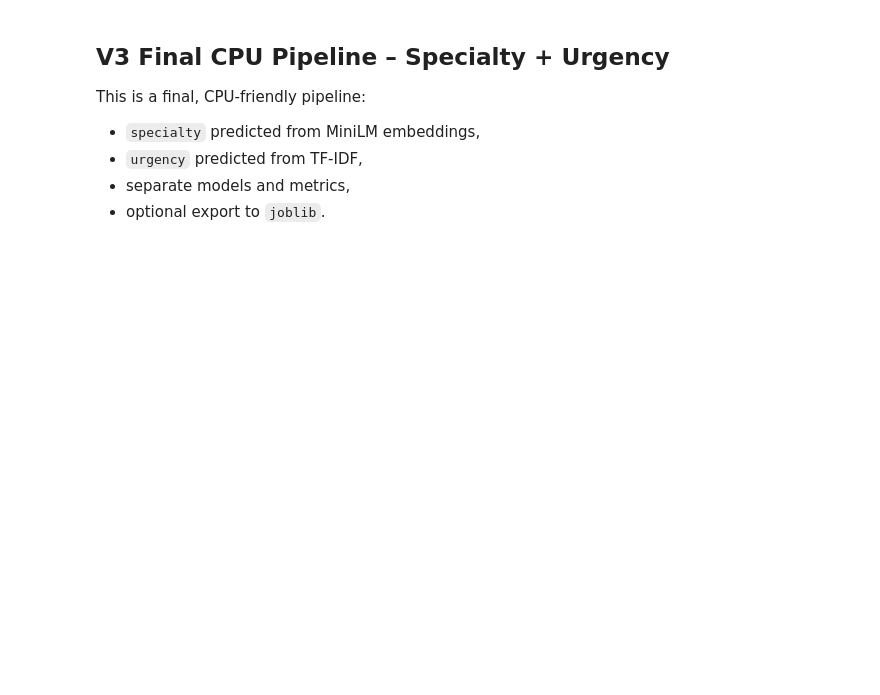
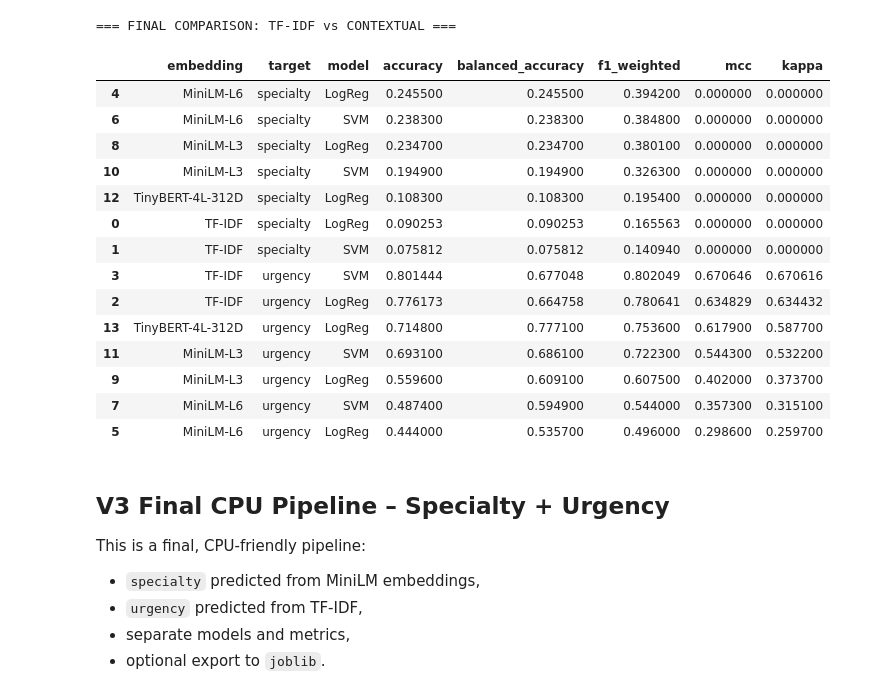
Before and after one commit to wiktorwroz/Medical-Symptom-Triage-Conversational, a Jupyter notebook: Medical_Symptom_Triage_Conversational.ipynb, the cells around one changed output. Saved outputs shown, nothing was run; the diff lists cells and outputs as text; code cells hidden in the pictures; blank space fills up the shorter version.

```diff
--- a/Medical_Symptom_Triage_Conversational.ipynb
+++ b/Medical_Symptom_Triage_Conversational.ipynb
@@ -21,0 +1664,8 @@ Urgency is more stable for direct decisioning, while specialty prediction is bes
+# %%
+# V2-7) TF-IDF vectorization
+tfidf = TfidfVectorizer(max_features=5000, ngram_range=(1, 2))
+X_train_tfidf = tfidf.fit_transform(df_train["pos_ner_text"])
+X_val_tfidf = tfidf.transform(df_val["pos_ner_text"])
+
+print("X_train_tfidf:", X_train_tfidf.shape)
+print("X_val_tfidf:", X_val_tfidf.shape)
@@ -21,0 +1718,17 @@ Urgency is more stable for direct decisioning, while specialty prediction is bes
+# %%
+# V2-9) Train baseline models (LogReg + SVM) for specialty and urgency
+# Specialty
+lr_specialty = LogisticRegression(max_iter=500, class_weight="balanced")
+svm_specialty = SVC(kernel="linear", class_weight="balanced")
+
+lr_specialty.fit(X_train_bal_spec, y_train_specialty_bal)
+svm_specialty.fit(X_train_bal_spec, y_train_specialty_bal)
+
+# Urgency
+lr_urgency = LogisticRegression(max_iter=500, class_weight="balanced")
+svm_urgency = SVC(kernel="linear", class_weight="balanced")
+
+lr_urgency.fit(X_train_bal_urg, y_train_urgency_bal)
+svm_urgency.fit(X_train_bal_urg, y_train_urgency_bal)
+
+print("Models trained.")
@@ -22,3 +2011,36 @@ Urgency is more stable for direct decisioning, while specialty prediction is bes
+# %%
+# V2-15) Compare TF-IDF baseline vs contextual models
+baseline_cmp = results_v2_df.copy()
+baseline_cmp["embedding"] = "TF-IDF"
+
+baseline_cols = ["embedding", "target", "model", "accuracy", "balanced_accuracy", "f1_weighted", "mcc", "kappa"]
+baseline_cmp = baseline_cmp[baseline_cols]
+
+if "contextual_results_df" in globals() and len(contextual_results_df) > 0:
+    contextual_cmp = contextual_results_df[baseline_cols].copy()
+    full_cmp = pd.concat([baseline_cmp, contextual_cmp], ignore_index=True)
+else:
+    full_cmp = baseline_cmp.copy()
+
+print("=== FINAL COMPARISON: TF-IDF vs CONTEXTUAL ===")
+display(full_cmp.sort_values(["target", "f1_weighted"], ascending=[True, False]))
+# %% [output]
+=== FINAL COMPARISON: TF-IDF vs CONTEXTUAL ===
+|  | embedding | target | model | accuracy | balanced_accuracy | f1_weighted | mcc | kappa |
+| 4 | MiniLM-L6 | specialty | LogReg | 0.245500 | 0.245500 | 0.394200 | 0.000000 | 0.000000 |
+| 6 | MiniLM-L6 | specialty | SVM | 0.238300 | 0.238300 | 0.384800 | 0.000000 | 0.000000 |
+| 8 | MiniLM-L3 | specialty | LogReg | 0.234700 | 0.234700 | 0.380100 | 0.000000 | 0.000000 |
+| 10 | MiniLM-L3 | specialty | SVM | 0.194900 | 0.194900 | 0.326300 | 0.000000 | 0.000000 |
+| 12 | TinyBERT-4L-312D | specialty | LogReg | 0.108300 | 0.108300 | 0.195400 | 0.000000 | 0.000000 |
+| 0 | TF-IDF | specialty | LogReg | 0.090253 | 0.090253 | 0.165563 | 0.000000 | 0.000000 |
+| 1 | TF-IDF | specialty | SVM | 0.075812 | 0.075812 | 0.140940 | 0.000000 | 0.000000 |
+| 3 | TF-IDF | urgency | SVM | 0.801444 | 0.677048 | 0.802049 | 0.670646 | 0.670616 |
+| 2 | TF-IDF | urgency | LogReg | 0.776173 | 0.664758 | 0.780641 | 0.634829 | 0.634432 |
+| 13 | TinyBERT-4L-312D | urgency | LogReg | 0.714800 | 0.777100 | 0.753600 | 0.617900 | 0.587700 |
+| 11 | MiniLM-L3 | urgency | SVM | 0.693100 | 0.686100 | 0.722300 | 0.544300 | 0.532200 |
+| 9 | MiniLM-L3 | urgency | LogReg | 0.559600 | 0.609100 | 0.607500 | 0.402000 | 0.373700 |
+| 7 | MiniLM-L6 | urgency | SVM | 0.487400 | 0.594900 | 0.544000 | 0.357300 | 0.315100 |
+| 5 | MiniLM-L6 | urgency | LogReg | 0.444000 | 0.535700 | 0.496000 | 0.298600 | 0.259700 |
 # %% [markdown]
 ## V3 Final CPU Pipeline – Specialty + Urgency
 
```
Also changed, not shown: parts of 58 cells of this notebook, 1 other file.
